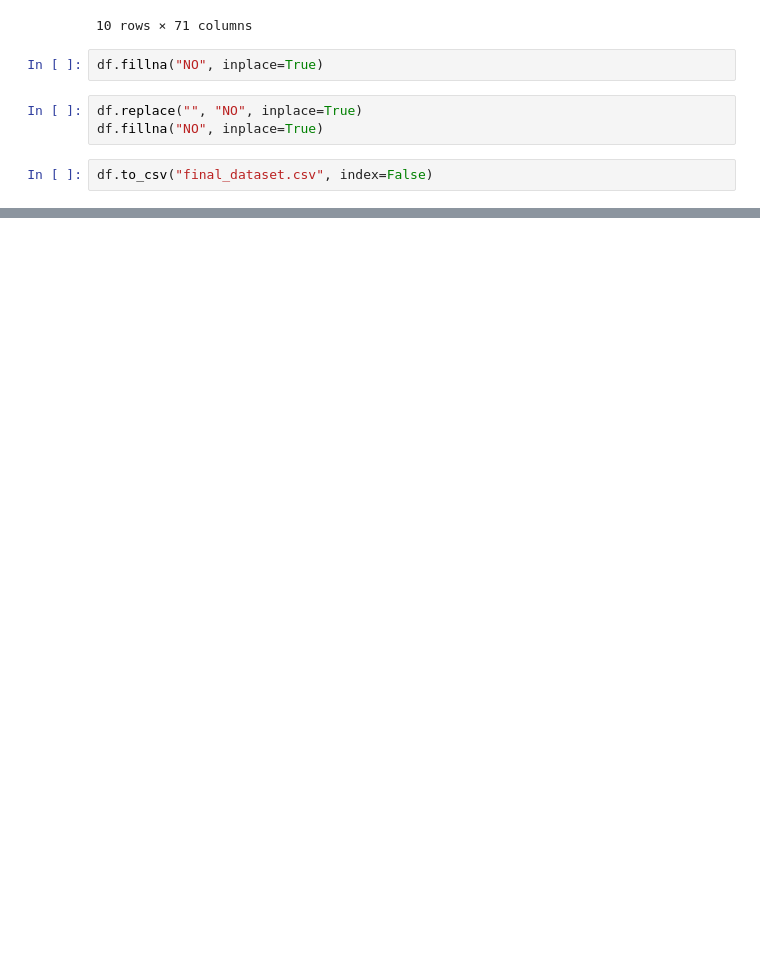
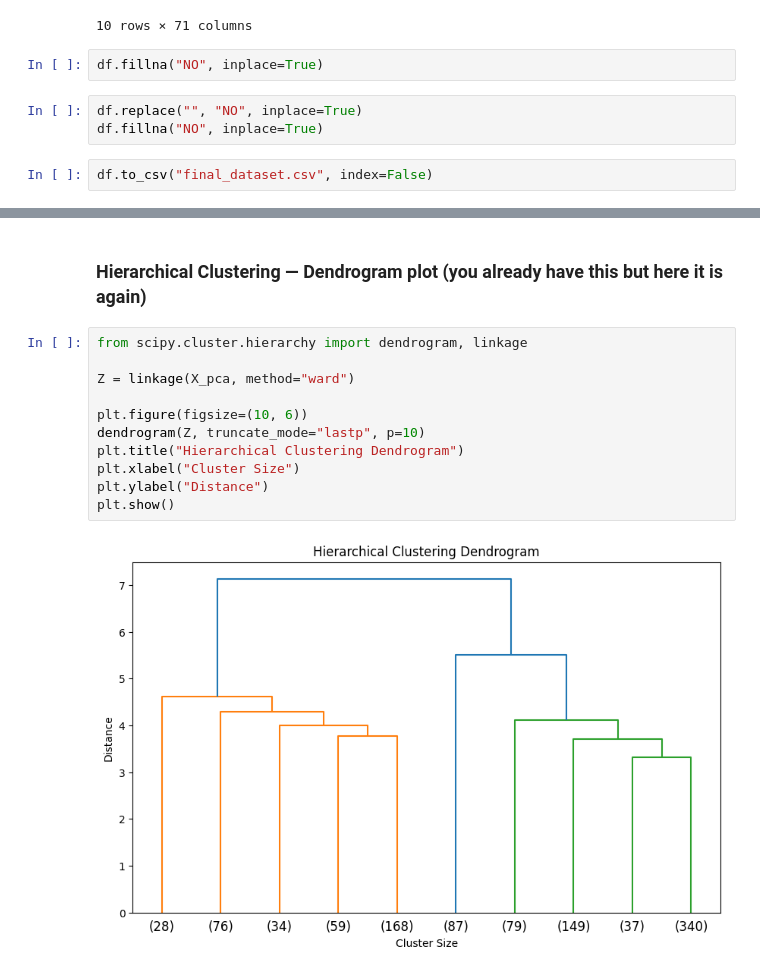
Before and after one commit to smriti-mulmi/Preprocessing, a Jupyter notebook: Note_Books/NTRS_hotel_review_ayena.ipynb, the cells around one changed output, grey strips where cells are left out. Cells and saved outputs as stored; diff of their text form; blank space fills up the shorter version.

```diff
--- a/Note_Books/NTRS_hotel_review_ayena.ipynb
+++ b/Note_Books/NTRS_hotel_review_ayena.ipynb
@@ -1180,0 +1635,15 @@ df.to_csv("final_dataset.csv", index=False)
+# %% [markdown]
+### Hierarchical Clustering — Dendrogram plot (you already have this but here it is again)
+# %%
+from scipy.cluster.hierarchy import dendrogram, linkage
+
+Z = linkage(X_pca, method="ward")
+
+plt.figure(figsize=(10, 6))
+dendrogram(Z, truncate_mode="lastp", p=10)
+plt.title("Hierarchical Clustering Dendrogram")
+plt.xlabel("Cluster Size")
+plt.ylabel("Distance")
+plt.show()
+# %% [output]
+[figure, added]
```
Also changed, not shown: parts of 50 cells of this notebook, 12 other files.
